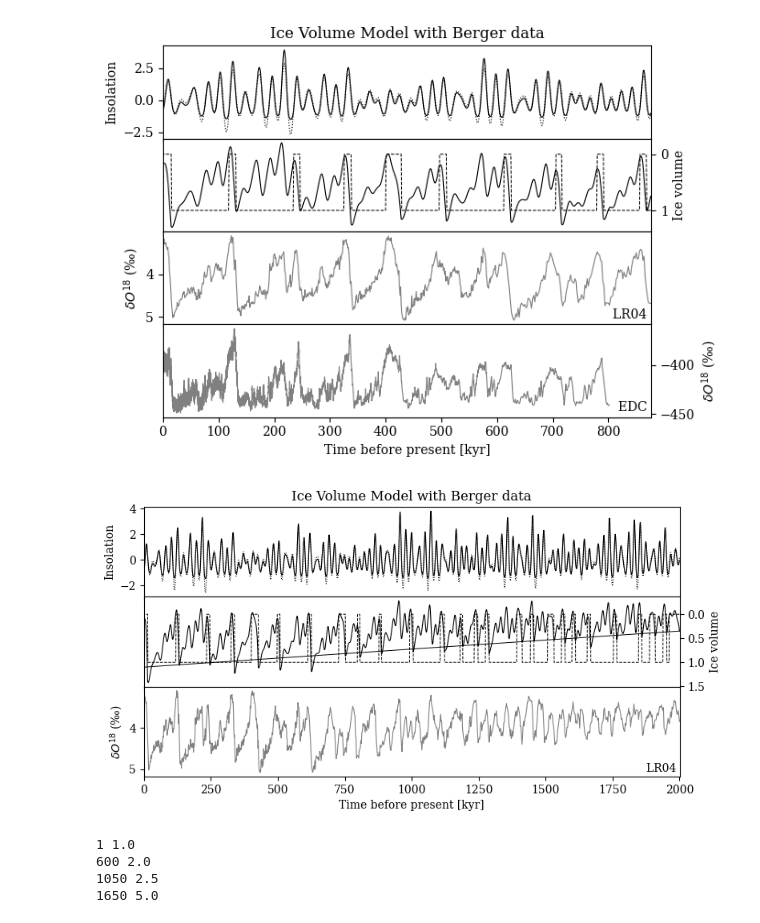
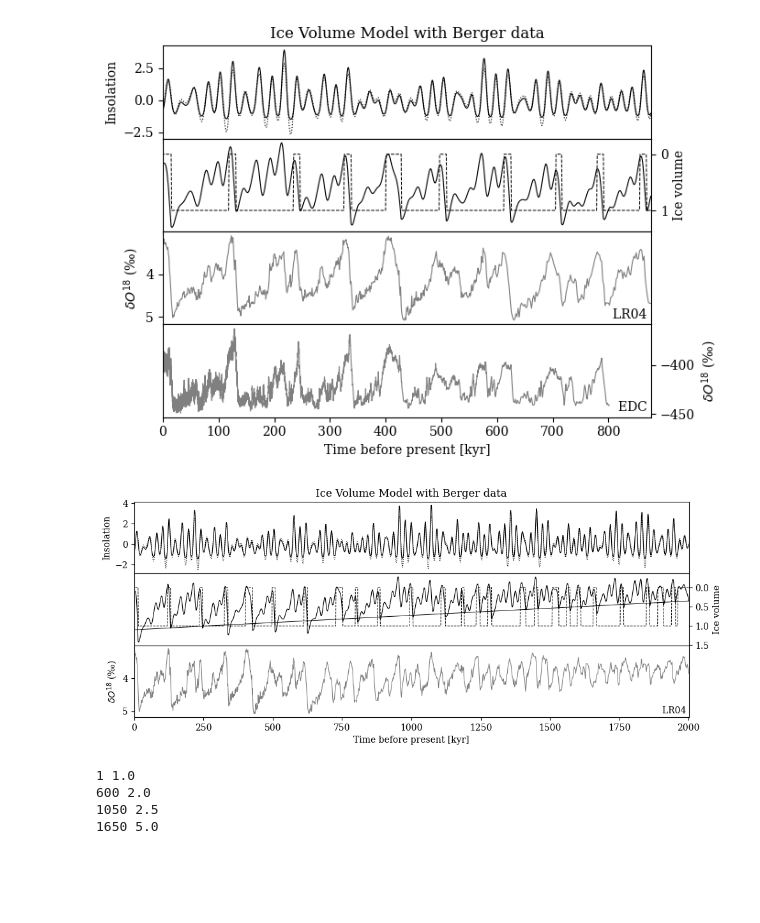
Before and after one commit to carlivas/Glacial-Interglacial-Cycles, a Jupyter notebook: Project_v7.ipynb, the cells around one changed output. Drawn from its saved outputs; the diff is of its cells as text; code cells hidden in the pictures; blank space fills up the shorter version.

```diff
--- a/Project_v7.ipynb
+++ b/Project_v7.ipynb
@@ -371,35 +371,35 @@ icevol_model3 = GlacialIceVolumeModel(
     state_params = np.array([[80.0, 1.0], [80.0, 1.0], [5.0, 0.0]])
 )
 icevol_model_sim3 = GlacialSimulation(
     model = icevol_model3,
     time_data = T_data3,
     insolation_data = F_data3,
     param_schedules = {'vmax': lambda t: (1.1 - 0.35)/len(berger_time_2000) * t + 0.35}
 )
 
 icevol_model_results3 = icevol_model_sim3.run()
 icevol_model_state_arr3 = [r["state"] for r in icevol_model_results3]
 icevol_model_icevol_arr3 = [r["ice_volume"] for r in icevol_model_results3]
 
 # Ice volume model plot
 fig, axs = plot_icevol_model(
     time=berger_time_2000,
     insolation=berger_inso_2000n,
     forcing=F_data3,
     ice_volume=icevol_model_icevol_arr3,
     states=icevol_model_state_arr3,
     vR=np.array([1,1,0]),
     LR04_time=LR04_time_2000,
     LR04_iso=LR04_iso_2000,
     title="Ice Volume Model with Berger data",
 )
 _ = axs[1].plot(-berger_time_2000, icevol_model_sim3.param_schedules['vmax'](icevol_model_sim3.time_data), 'k', lw=0.7, label='$v_{max}$')
-fig.set_figwidth(8)
+fig.set_figwidth(10)
 fig.set_figheight(5)
 fig.tight_layout()
 # fig.savefig('figs/paillard_model3_berger.png')
 # %% [output]
-[figure, old version]
+[figure, new version]
 # %%
 _ = plt.figure(figsize=(6,2))
 LR04_dtime = np.diff(-LR04_time)
```
Also changed, not shown: 2 other files.
